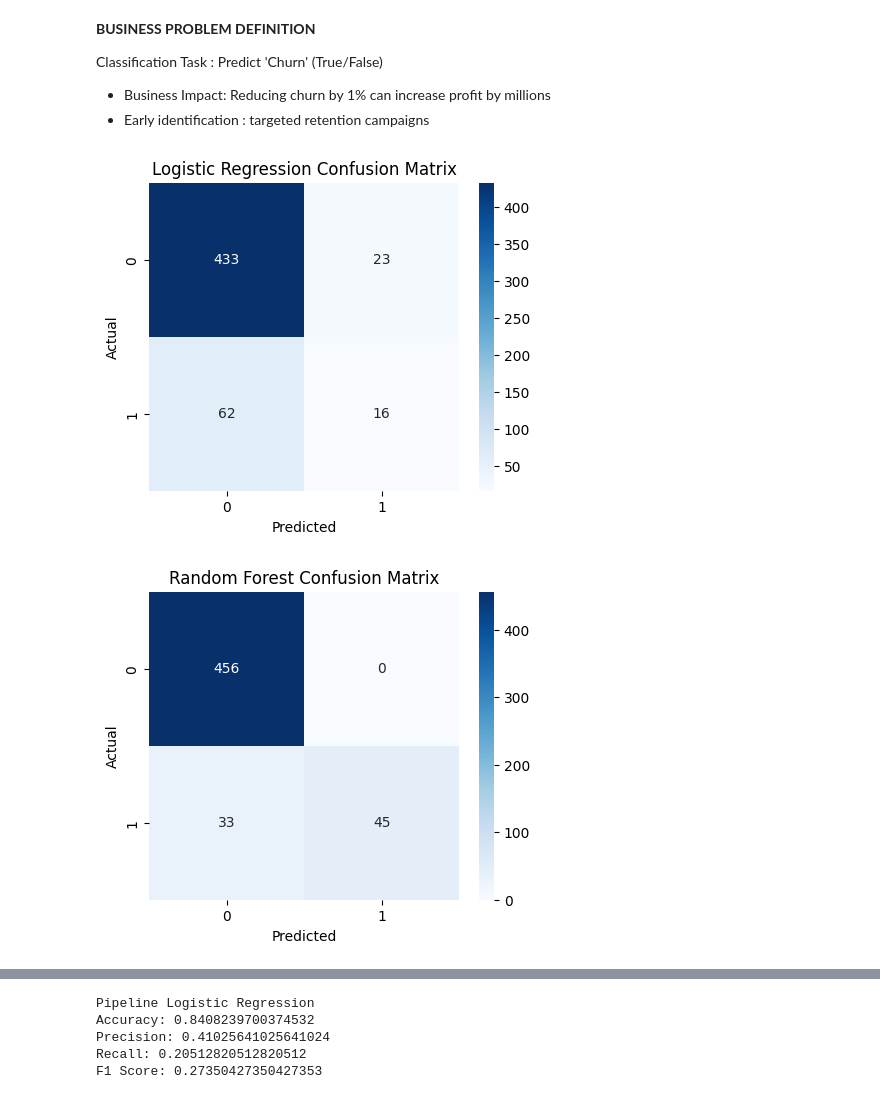
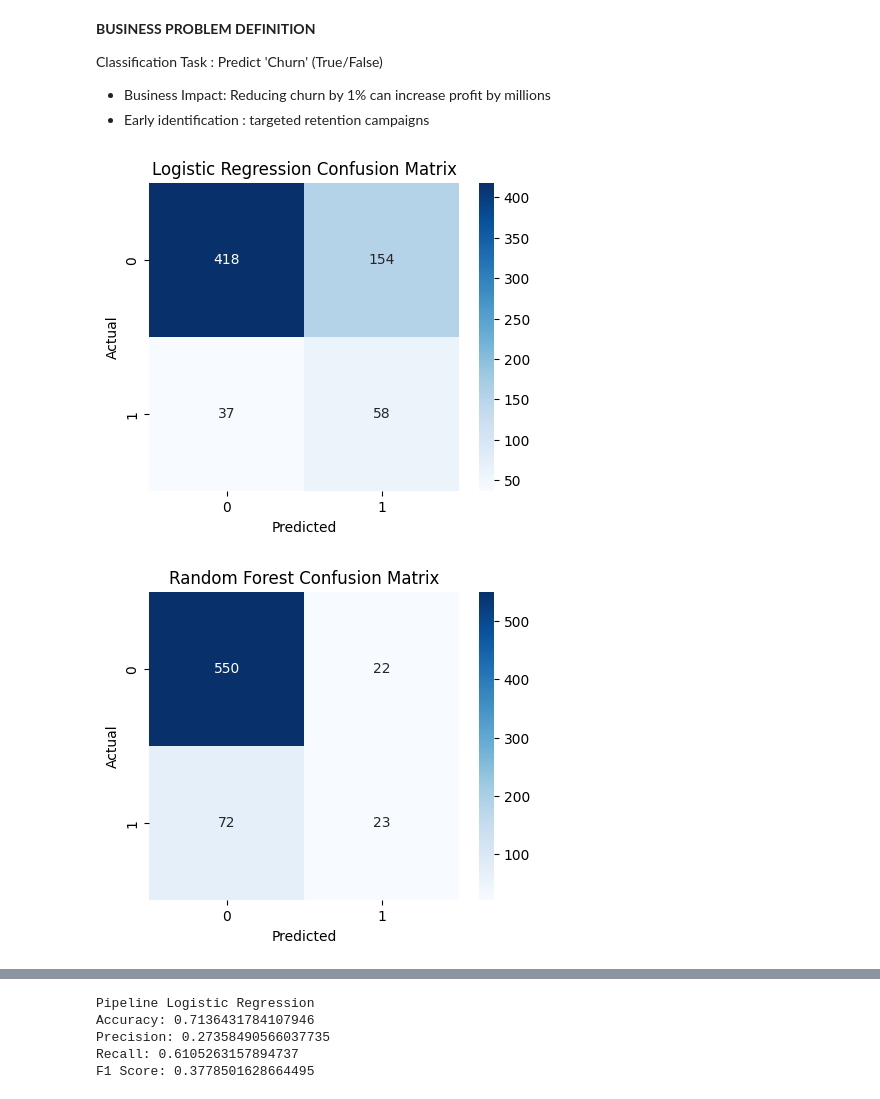
Before and after one commit to Andres-lng/ML-DL-FINALPROJECT, a Jupyter notebook: FinalProject_ANLT202.ipynb, the cells around one changed output, grey strips where cells are left out. Cells and saved outputs as stored; diff of their text form; code cells hidden in the pictures.

```diff
--- a/FinalProject_ANLT202.ipynb
+++ b/FinalProject_ANLT202.ipynb
@@ -115,38 +147,32 @@ Classification Task : Predict 'Churn' (True/False)
 *   Business Impact: Reducing churn by 1% can increase profit by millions
 *   Early identification : targeted retention campaigns
 # %%
-# Train/Validation Split
-from sklearn.model_selection import train_test_split
-
-X_train_sub, X_val, y_train_sub, y_val = train_test_split(
-    X_train, y_clf_train,
-    test_size=0.2,
-    random_state=42,
-    stratify=y_clf_train
-)
-
+# Classification Models
 # Logistic Regression
 from sklearn.linear_model import LogisticRegression
-from sklearn.pipeline import Pipeline
+from imblearn.pipeline import Pipeline as ImbPipeline
+from imblearn.over_sampling import SMOTE
 
-logreg_clf = Pipeline([
+logreg_clf = ImbPipeline([
     ('preprocess', preprocessor),
+    ('smote', SMOTE(random_state=42)),
     ('model', LogisticRegression(max_iter=1000))
 ])
 
-logreg_clf.fit(X_train_sub, y_train_sub)
-logreg_pred = logreg_clf.predict(X_val)
+logreg_clf.fit(X_train, y_clf_train)
+logreg_pred = logreg_clf.predict(X_test)
 
 # Random Forest
 from sklearn.ensemble import RandomForestClassifier
 
-rf_clf = Pipeline([
+rf_clf = ImbPipeline([
     ('preprocess', preprocessor),
+    ('smote', SMOTE(random_state=42)),
     ('model', RandomForestClassifier(n_estimators=300, random_state=42))
 ])
 
-rf_clf.fit(X_train_sub, y_train_sub)
-rf_pred = rf_clf.predict(X_val)
+rf_clf.fit(X_train, y_clf_train)
+rf_pred = rf_clf.predict(X_test)
 
 # Metrics
 from sklearn.metrics import accuracy_score, precision_score, recall_score, f1_score, confusion_matrix
@@ -158,10 +184,6 @@ def print_scores(name, y_true, y_pred):
     print("Recall:", recall_score(y_true, y_pred))
     print("F1 Score:", f1_score(y_true, y_pred))
 
-
-import matplotlib.pyplot as plt
-import seaborn as sns
-
 def plot_cm(y_true, y_pred, title):
     cm = confusion_matrix(y_true, y_pred)
     plt.figure(figsize=(5,4))
@@ -171,15 +193,12 @@ def plot_cm(y_true, y_pred, title):
     plt.ylabel("Actual")
     plt.show()
 
-
-plot_cm(y_val, logreg_pred, "Logistic Regression Confusion Matrix")
-plot_cm(y_val, rf_pred, "Random Forest Confusion Matrix")
+plot_cm(y_clf_test, logreg_pred, "Logistic Regression Confusion Matrix")
+plot_cm(y_clf_test, rf_pred, "Random Forest Confusion Matrix")
 
 # Print results
-print_scores("Logistic Regression", y_val, logreg_pred)
-print_scores("Random Forest", y_val, rf_pred)
-
-
+print_scores("Logistic Regression", y_clf_test, logreg_pred)
+print_scores("Random Forest", y_clf_test, rf_pred)
 
 from sklearn.model_selection import RandomizedSearchCV
 
@@ -192,8 +211,9 @@ param_grid = {
 }
 
 # Pipeline
-rf_tune = Pipeline([
+rf_tune = ImbPipeline([
     ('preprocess', preprocessor),
+    ('smote', SMOTE(random_state=42)),
     ('model', RandomForestClassifier(random_state=42))
 ])
 
@@ -203,42 +223,43 @@ rf_tune = Pipeline([
 #   - Optimizes F1 score
 search = RandomizedSearchCV(
     rf_tune,
     param_grid,
     n_iter=10,          # number of random searches
     scoring='f1',       # F1 is better for churn balance
     cv=3,               # 3-fold cross-validation
     n_jobs=-1,          # use all CPU cores
     random_state=42,
     verbose=1
 )
 
 # Fit tuning using train/validation split
-search.fit(X_train_sub, y_train_sub)
+search.fit(X_train, y_clf_train)
 
 # Extract best model and evaluate it
 best_rf = search.best_estimator_
-tuned_pred = best_rf.predict(X_val)
+tuned_pred = best_rf.predict(X_test)
 
 print("Best Parameters:", search.best_params_)
-print_scores("Tuned Random Forest", y_val, tuned_pred)
-plot_cm(y_val, tuned_pred, "Tuned Random Forest Confusion Matrix")
+print_scores("Tuned Random Forest", y_clf_test, tuned_pred)
+plot_cm(y_clf_test, tuned_pred, "Tuned Random Forest Confusion Matrix")
 
 
-clf_pipeline = Pipeline([
+clf_pipeline = ImbPipeline([
     ('preprocess', preprocessor),
+    ('smote', SMOTE(random_state=42)),
     ('classifier', LogisticRegression(max_iter=1000))
 ])
 
 # Fit on the internal training split
-clf_pipeline.fit(X_train_sub, y_train_sub)
+clf_pipeline.fit(X_train, y_clf_train)
 
 # Predict on validation set
-pipeline_pred = clf_pipeline.predict(X_val)
+pipeline_pred = clf_pipeline.predict(X_test)
 
 # Show results
-print_scores("Pipeline Logistic Regression", y_val, pipeline_pred)
-plot_cm(y_val, pipeline_pred, "Pipeline Logistic Regression CM")
+print_scores("Pipeline Logistic Regression", y_clf_test, pipeline_pred)
+plot_cm(y_clf_test, pipeline_pred, "Pipeline Logistic Regression CM")
 # %% [output]
-[figure, old version]
+[figure, new version]
-[figure, old version]
+[figure, new version]
 Logistic Regression
@@ -264,5 +285,5 @@ F1 Score: 0.6779661016949152
 Pipeline Logistic Regression
-Accuracy: 0.8408239700374532
-Precision: 0.41025641025641024
-Recall: 0.20512820512820512
-F1 Score: 0.27350427350427353
+Accuracy: 0.7136431784107946
+Precision: 0.27358490566037735
+Recall: 0.6105263157894737
+F1 Score: 0.3778501628664495
```
Also changed, not shown: parts of 7 cells of this notebook.
